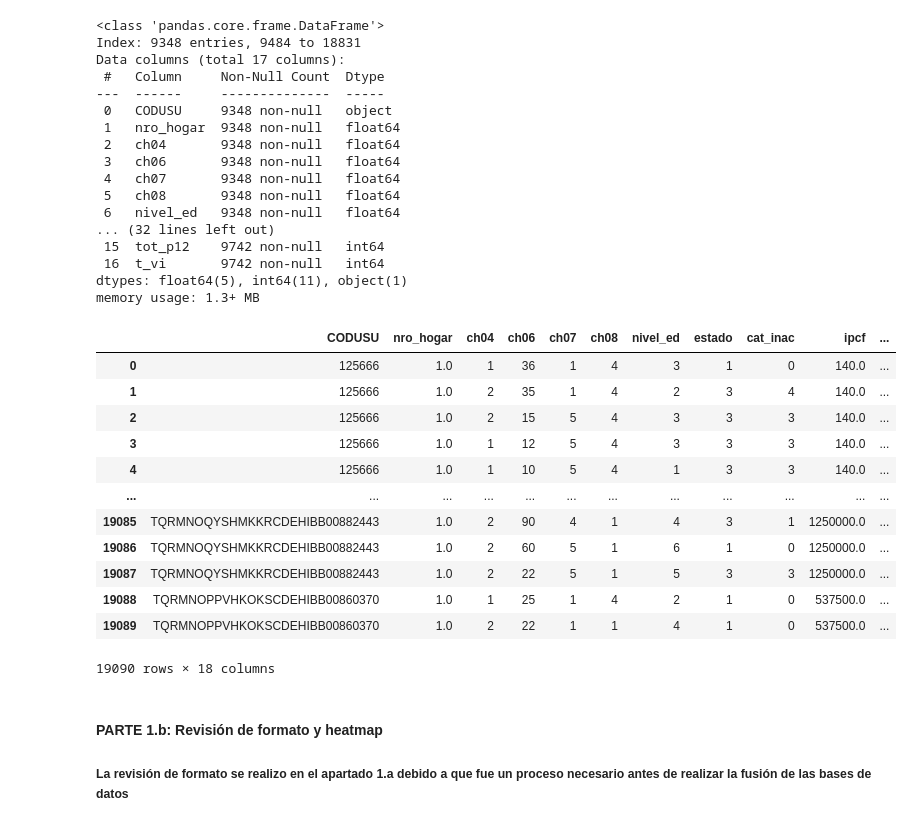
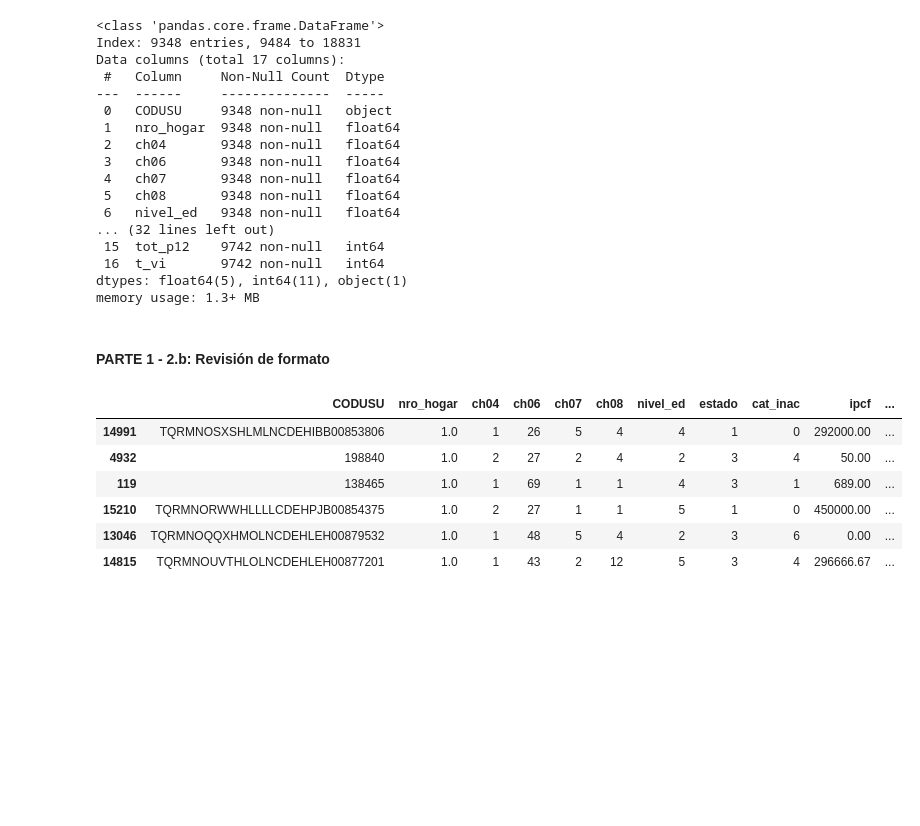
Before and after one commit to alvarezmartin2411-debug/Big-Data-UBA--Grupo-2, a Jupyter notebook: TP1/Program_TP1_Grupo2.ipynb, the cells around one changed output. Saved outputs shown, nothing was run; the diff lists cells and outputs as text; code cells hidden in the pictures; blank space fills up the shorter version.

```diff
--- a/TP1/Program_TP1_Grupo2.ipynb
+++ b/TP1/Program_TP1_Grupo2.ipynb
@@ -60,36 +55,29 @@ Data columns (total 17 columns):
  16  t_vi       9742 non-null   int64
 dtypes: float64(5), int64(11), object(1)
 memory usage: 1.3+ MB
-# %%
-# Ajustamos el Dtype para ambas bases
-categóricas = ["ch04","ch06","ch07","ch08","nivel_ed","estado","cat_inac", "cat_ocup"]
-T105[categóricas] = T105[categóricas].astype('int64')
-T125["ch08"] = T125["ch08"].astype('int64')
-
-# Creamos columna para identificar los df
-T105['df'] = 'T105'
-T125['df'] = 'T125'
-
-# Fusionamos los archivos
-eph_105_125 = pd.concat([T105, T125], ignore_index=True)
-eph_105_125
-# %% [output]
-|  | CODUSU | nro_hogar | ch04 | ch06 | ch07 | ch08 | nivel_ed | estado | cat_inac | ipcf | ... |
-| 0 | 125666 | 1.0 | 1 | 36 | 1 | 4 | 3 | 1 | 0 | 140.0 | ... |
-| 1 | 125666 | 1.0 | 2 | 35 | 1 | 4 | 2 | 3 | 4 | 140.0 | ... |
-| 2 | 125666 | 1.0 | 2 | 15 | 5 | 4 | 3 | 3 | 3 | 140.0 | ... |
-| 3 | 125666 | 1.0 | 1 | 12 | 5 | 4 | 3 | 3 | 3 | 140.0 | ... |
-| 4 | 125666 | 1.0 | 1 | 10 | 5 | 4 | 1 | 3 | 3 | 140.0 | ... |
-| ... | ... | ... | ... | ... | ... | ... | ... | ... | ... | ... | ... |
-| 19085 | TQRMNOQYSHMKKRCDEHIBB00882443 | 1.0 | 2 | 90 | 4 | 1 | 4 | 3 | 1 | 1250000.0 | ... |
-| 19086 | TQRMNOQYSHMKKRCDEHIBB00882443 | 1.0 | 2 | 60 | 5 | 1 | 6 | 1 | 0 | 1250000.0 | ... |
-| 19087 | TQRMNOQYSHMKKRCDEHIBB00882443 | 1.0 | 2 | 22 | 5 | 1 | 5 | 3 | 3 | 1250000.0 | ... |
-| 19088 | TQRMNOPPVHKOKSCDEHIBB00860370 | 1.0 | 1 | 25 | 1 | 4 | 2 | 1 | 0 | 537500.0 | ... |
-| 19089 | TQRMNOPPVHKOKSCDEHIBB00860370 | 1.0 | 2 | 22 | 1 | 1 | 4 | 1 | 0 | 537500.0 | ... |
-19090 rows × 18 columns
 # %% [markdown]
-#### PARTE 1.b: Revisión de formato y heatmap
-##### La revisión de formato se realizo en el apartado 1.a debido a que fue un proceso necesario antes de realizar la fusión de las bases de datos
+#### PARTE 1 - 2.b: Revisión de formato
+# %%
+# Ajustamos el Dtype para ambas bases
+categóricas = ["ch04","ch06","ch07","ch08","nivel_ed","estado","cat_inac", "cat_ocup", "pp03c","pp03i","pp10a"]
+T105[categóricas] = T105[categóricas].astype('int64')
+T125["ch08"] = T125["ch08"].astype('int64')
+
+# Creamos columna para identificar los df
+T105['df'] = 'T105'
+T125['df'] = 'T125'
+
+# Fusionamos los archivos
+eph_105_125 = pd.concat([T105, T125], ignore_index=True)
+eph_105_125.sample(6)
+# %% [output]
+|  | CODUSU | nro_hogar | ch04 | ch06 | ch07 | ch08 | nivel_ed | estado | cat_inac | ipcf | ... |
+| 14991 | TQRMNOSXSHLMLNCDEHIBB00853806 | 1.0 | 1 | 26 | 5 | 4 | 4 | 1 | 0 | 292000.00 | ... |
+| 4932 | 198840 | 1.0 | 2 | 27 | 2 | 4 | 2 | 3 | 4 | 50.00 | ... |
+| 119 | 138465 | 1.0 | 1 | 69 | 1 | 1 | 4 | 3 | 1 | 689.00 | ... |
+| 15210 | TQRMNORWWHLLLLCDEHPJB00854375 | 1.0 | 2 | 27 | 1 | 1 | 5 | 1 | 0 | 450000.00 | ... |
+| 13046 | TQRMNOQQXHMOLNCDEHLEH00879532 | 1.0 | 1 | 48 | 5 | 4 | 2 | 3 | 6 | 0.00 | ... |
+| 14815 | TQRMNOUVTHLOLNCDEHLEH00877201 | 1.0 | 1 | 43 | 2 | 12 | 5 | 3 | 4 | 296666.67 | ... |
 # %%
 # Procedemos a revisar las variables que tenemos, exceptuando las cariables de identificación
 eph_105_125.drop("nro_hogar", axis=1).describe()
```
Also changed, not shown: parts of 21 cells of this notebook, 2 other files.
